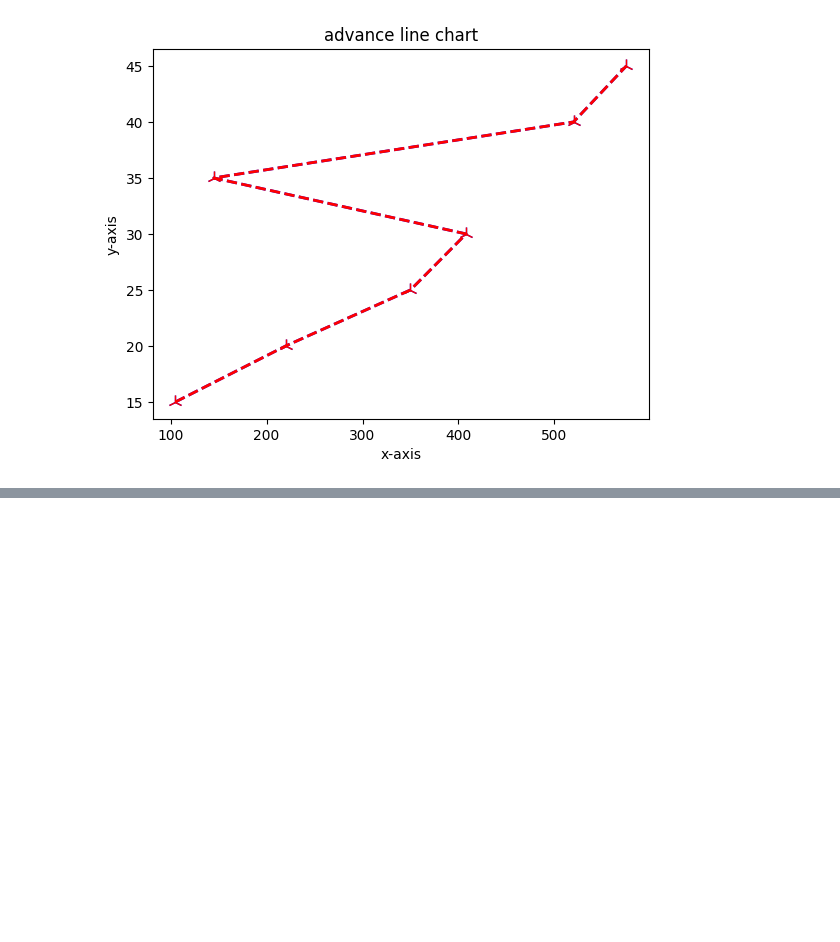
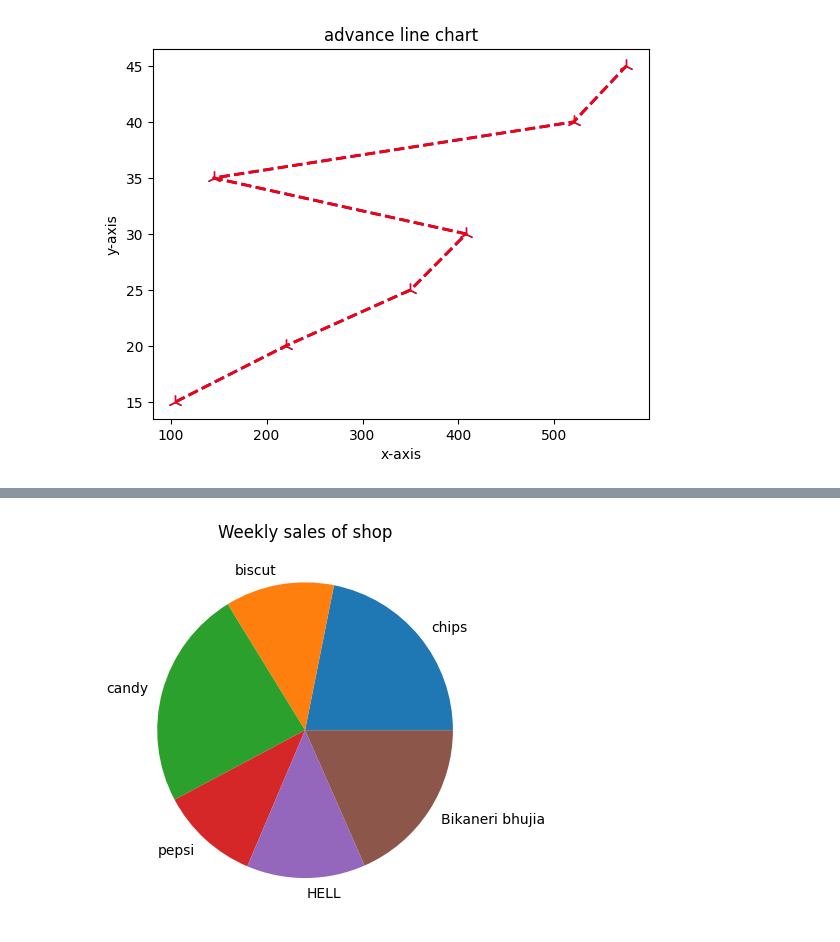
Before and after one commit to kailashchaudhary-p/Data-Science-Learning, a Jupyter notebook: Matplotlib.ipynb, the cells around one changed output, grey strips where cells are left out. Cells and saved outputs as stored; diff of their text form; code cells hidden in the pictures; blank space fills up the shorter version.

```diff
--- a/Matplotlib.ipynb
+++ b/Matplotlib.ipynb
@@ -60,0 +84,10 @@ plt.show()
+# %%
+#3) pie chart
+# data
+products=['chips','biscut','candy','pepsi','HELL','Bikaneri bhujia']
+sales=[101,55,111,50,60,85]
+plt.pie(sales,labels=products)
+plt.title('Weekly sales of shop')
+plt.show()
+# %% [output]
+[figure, added]
```
Also changed, not shown: parts of 4 cells of this notebook.
